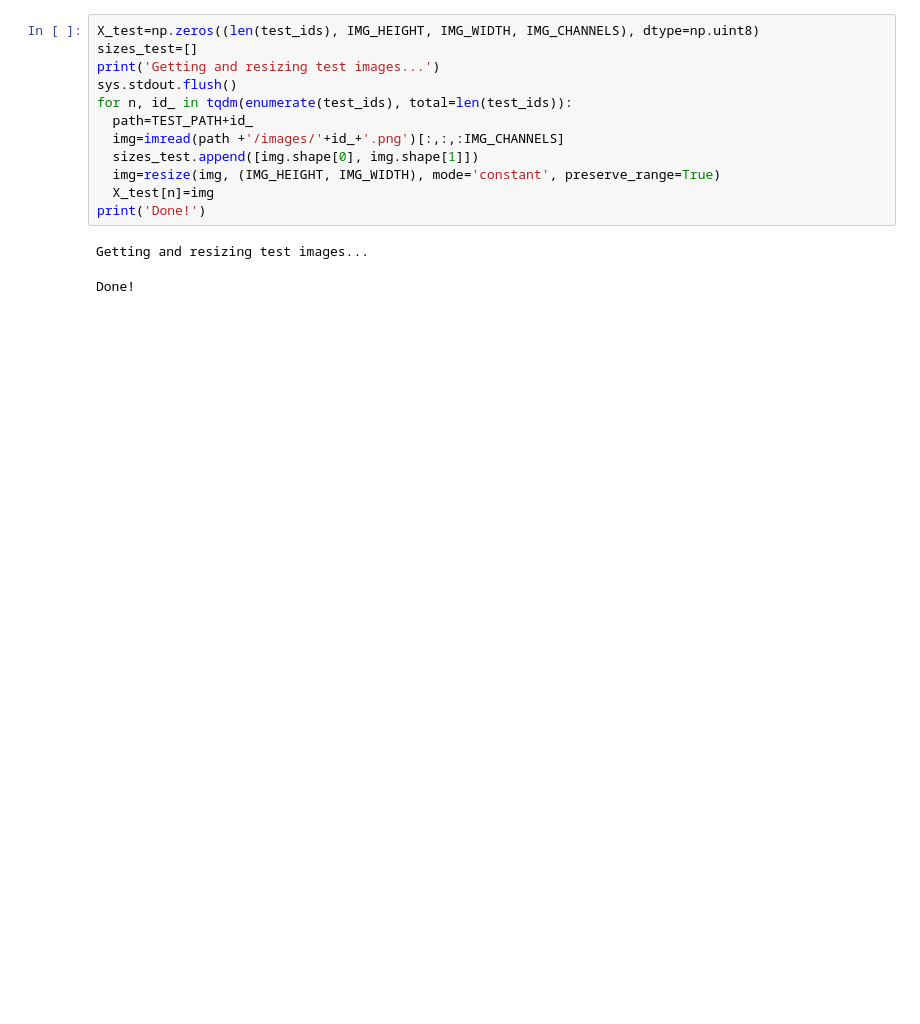
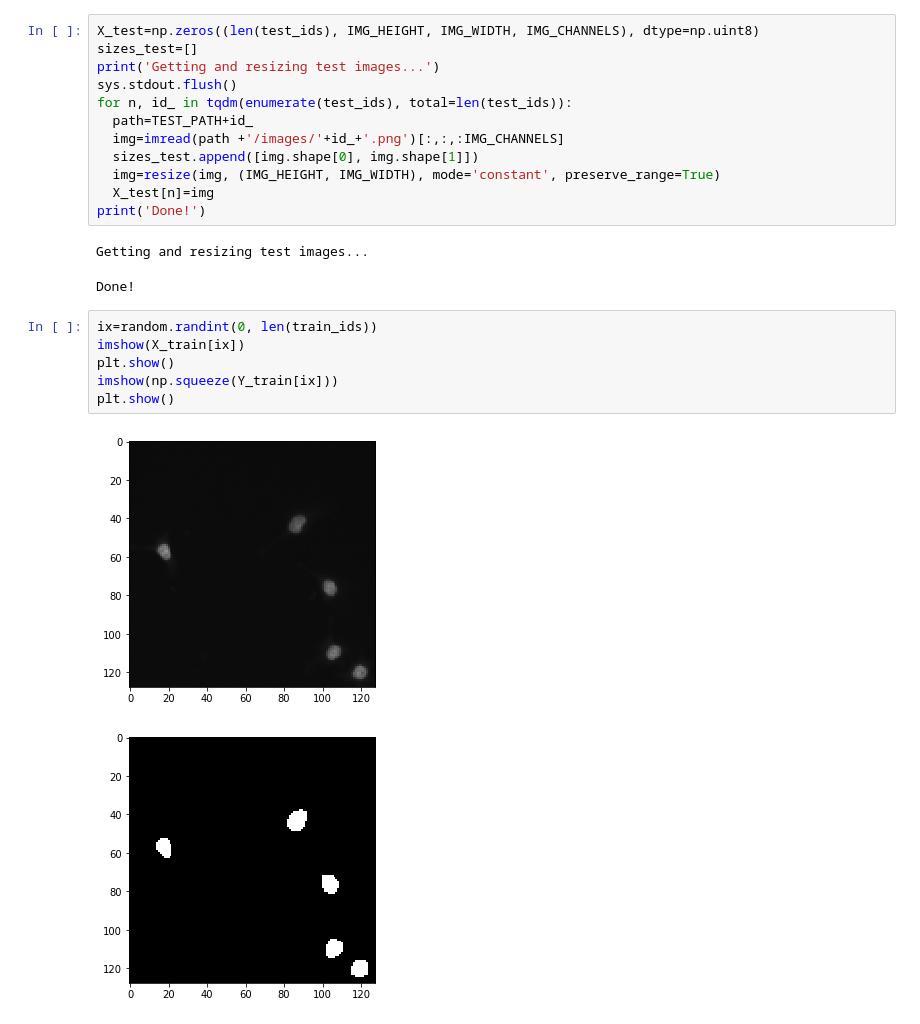
Before and after one commit to shonyeajin/kaggle_intro, a Jupyter notebook: U_Net_starter.ipynb, the cells around one changed output. Cells and saved outputs as stored; diff of their text form; blank space fills up the shorter version.

```diff
--- a/U_Net_starter.ipynb
+++ b/U_Net_starter.ipynb
@@ -163,3 +126,12 @@ print('Done!')
 # %% [output]
 Getting and resizing test images...
 Done!
+# %%
+ix=random.randint(0, len(train_ids))
+imshow(X_train[ix])
+plt.show()
+imshow(np.squeeze(Y_train[ix]))
+plt.show()
+# %% [output]
+[figure, added]
+[figure, added]
```
Also changed, not shown: parts of 22 cells of this notebook.
